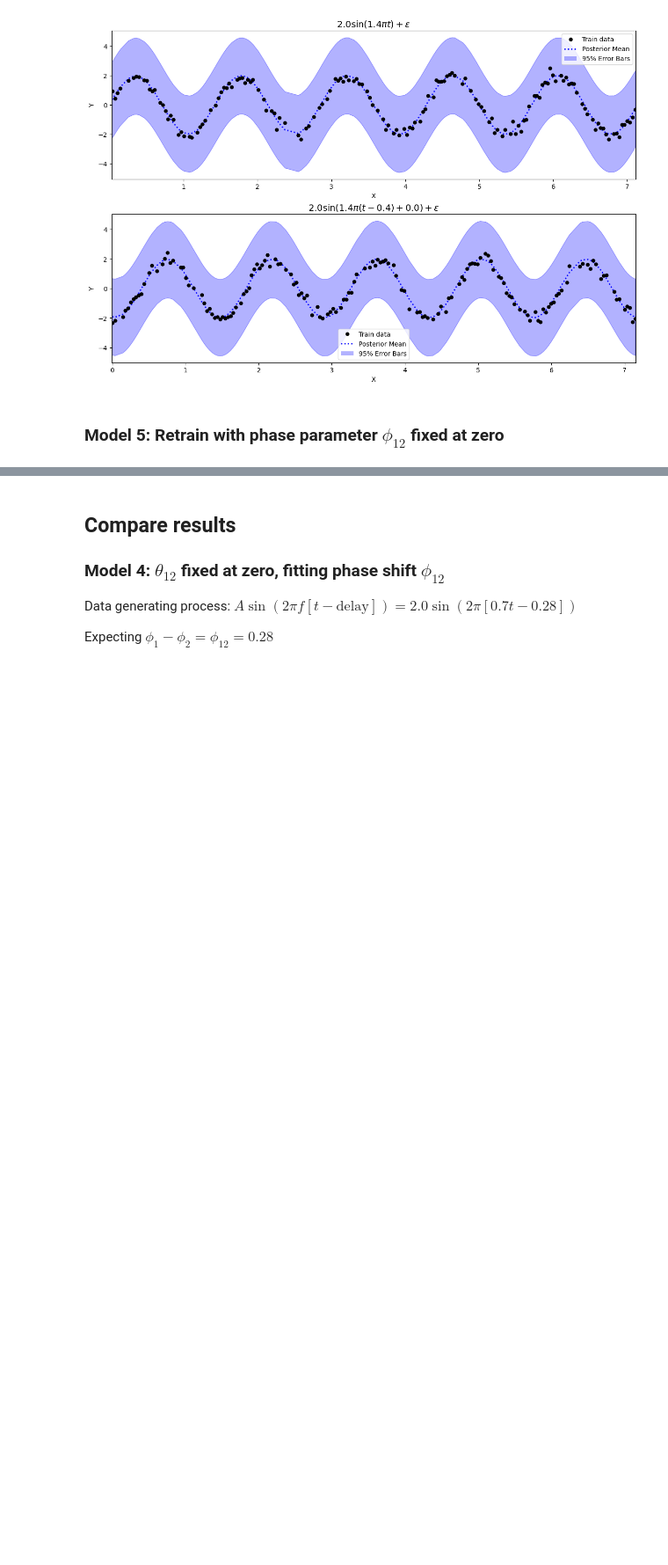
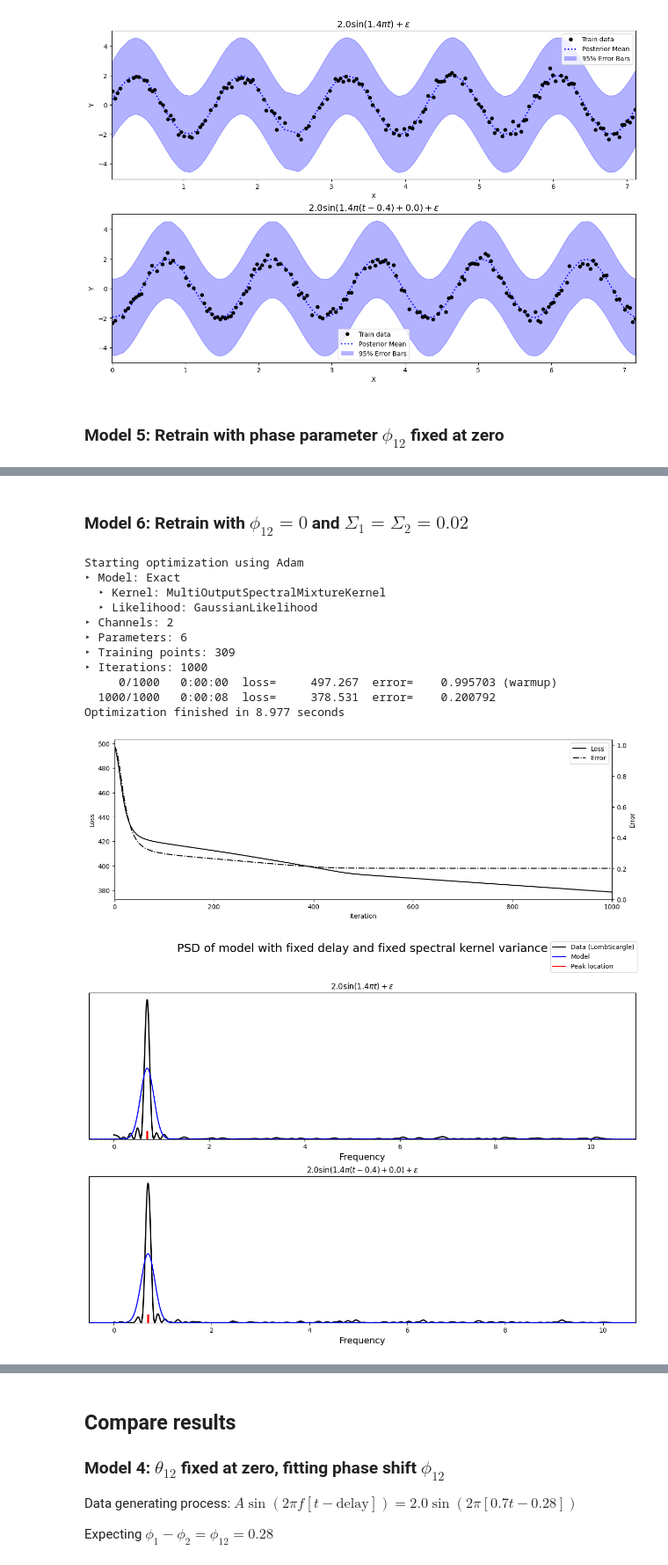
Before and after one commit to shihchingfu/mogptk-examples, a Jupyter notebook: D2-Q1-sinusoid.ipynb, the cells around one changed output, grey strips where cells are left out. Shown at 88% size. Saved outputs shown, nothing was run; the diff lists cells and outputs as text; code cells hidden in the pictures; blank space fills up the shorter version.

Commit message:
Retrain with fixed Sigma, w.

```diff
--- a/D2-Q1-sinusoid.ipynb
+++ b/D2-Q1-sinusoid.ipynb
@@ -237,3 +236,28 @@ Optimization finished in 11.099 seconds
 [figure]
 [figure]
 [figure]
+# %% [markdown]
+### Model 6: Retrain with $\phi_{12} = 0$ and $\Sigma_1 = \Sigma_2 = 0.02$
+# %%
+model6 = mogptk.MOSM(dataset1, Q=num_components)
+model6.init_parameters(method='LS', iters=500)
+model6.gpr.kernel.phase.assign(np.zeros((num_bands, num_components)), lower=0, upper=0, train=False)
+model6.gpr.kernel.variance.assign(np.array([[0.02], [0.02]]), lower=0.016, upper=0.022, train=False)
+model6.gpr.kernel.weight.assign(np.array([[2.2], [2.1]]), lower=2, upper=3, train=False)
+model6.train(method='Adam', iters=1000, plot=True, error='MAE', verbose=True);
+model6.plot_spectrum(title='PSD of model with fixed delay and fixed spectral kernel variance');
+model6.plot_prediction();
+# %% [output]
+Starting optimization using Adam
+‣ Model: Exact
+  ‣ Kernel: MultiOutputSpectralMixtureKernel
+  ‣ Likelihood: GaussianLikelihood
+‣ Channels: 2
+‣ Parameters: 6
+‣ Training points: 309
+‣ Iterations: 1000
+     0/1000   0:00:00  loss=     497.267  error=    0.995703 (warmup)
+  1000/1000   0:00:08  loss=     378.531  error=    0.200792
+Optimization finished in 8.977 seconds
+[figure, added]
+[figure, added]
```
Also changed, not shown: parts of 4 cells of this notebook.
